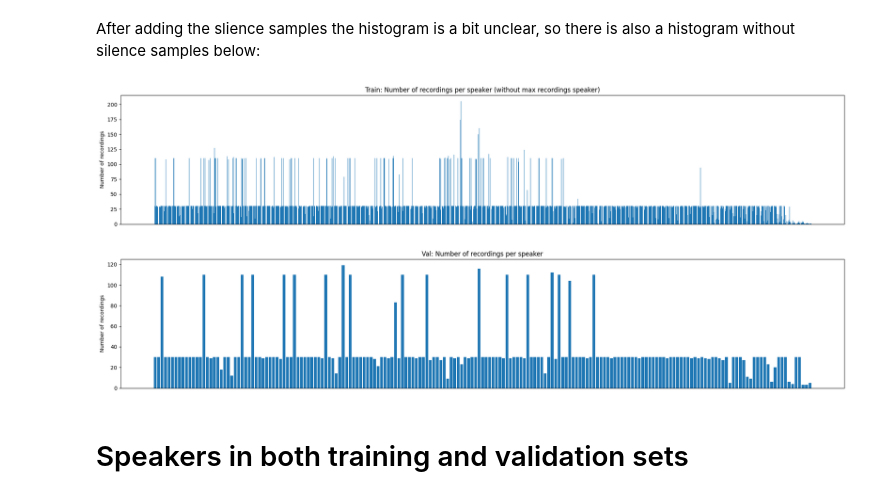
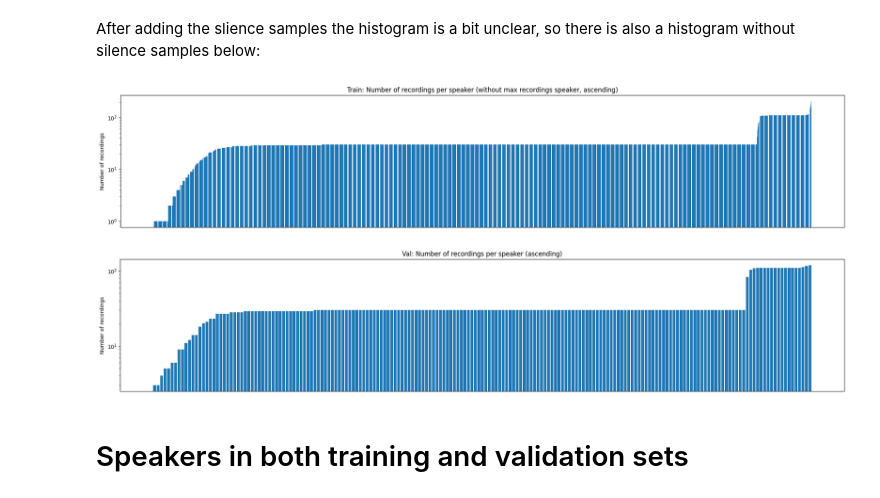
Before and after one commit to r-ost/wztum-project, a Jupyter notebook: EDA.ipynb, the cells around one changed output. Drawn from its saved outputs; the diff is of its cells as text; code cells hidden in the pictures.

Commit message:
reupload of eda with sorted histograms and log scale

```diff
--- a/EDA.ipynb
+++ b/EDA.ipynb
@@ -372,12 +385,15 @@ plt.show()
 # %%
-train_speakers = list(train_counts.keys())
-train_counts   = list(train_counts.values())
+# zip and sort by count
+pairs = sorted(zip(train_speakers, train_counts), key=lambda x: x[1])
+sorted_speakers, sorted_counts = zip(*pairs)
+
 
 plt.figure(figsize=(20,4))
-plt.bar(range(len(train_speakers)), train_counts)
-plt.title("Train: Number of recordings per speaker")
+plt.bar(range(len(sorted_speakers)), sorted_counts)
+plt.yscale('log')
+plt.title("Train: Number of recordings per speaker (sorted ascending)")
 plt.ylabel("Number of recordings")
-plt.xticks([],[])
+plt.xticks([], [])
 plt.tight_layout()
 plt.show()
 # %% [output]
@@ -397,31 +413,41 @@ Speaker with most recordings: silence (2400 recordings)
 # %%
 # Remove that speaker and their count
 speakers_filtered = train_speakers[:max_index] + train_speakers[max_index+1:]
 counts_filtered = train_counts[:max_index] + train_counts[max_index+1:]
 
-# Now plot the histogram without that speaker
+# zip and sort by count
+filtered_pairs = sorted(zip(speakers_filtered, counts_filtered), key=lambda x: x[1])
+sorted_speakers_filt, sorted_counts_filt = zip(*filtered_pairs)
+
+# plot the hisogram without the silence
 plt.figure(figsize=(20, 4))
-plt.bar(range(len(speakers_filtered)), counts_filtered)
-plt.title("Train: Number of recordings per speaker (without max recordings speaker)")
+plt.bar(range(len(sorted_speakers_filt)), sorted_counts_filt)
+plt.yscale('log')  # keep log scale if you want
+plt.title("Train: Number of recordings per speaker (without max recordings speaker, ascending)")
 plt.ylabel("Number of recordings")
-plt.xticks([], [])  # Hide x-axis labels
+plt.xticks([], [])
 plt.tight_layout()
 plt.show()
 # %% [output]
-[figure, old version]
+[figure, new version]
 # %%
 val_speakers = list(val_counts.keys())
 val_counts   = list(val_counts.values())
 
-plt.figure(figsize=(20,4))
-plt.bar(range(len(val_speakers)), val_counts)
-plt.title("Val: Number of recordings per speaker")
+# zip and sort by count
+val_pairs = sorted(zip(val_speakers, val_counts), key=lambda x: x[1])
+sorted_val_speakers, sorted_val_counts = zip(*val_pairs)
+
+plt.figure(figsize=(20, 4))
+plt.bar(range(len(sorted_val_speakers)), sorted_val_counts)
+plt.yscale('log')
+plt.title("Val: Number of recordings per speaker (ascending)")
 plt.ylabel("Number of recordings")
-plt.xticks([],[])
+plt.xticks([], [])
 plt.tight_layout()
 plt.show()
 # %% [output]
-[figure, old version]
+[figure, new version]
 # %% [markdown]
 # Speakers in both training and validation sets
 # %%
```
Also changed, not shown: parts of 10 cells of this notebook.
